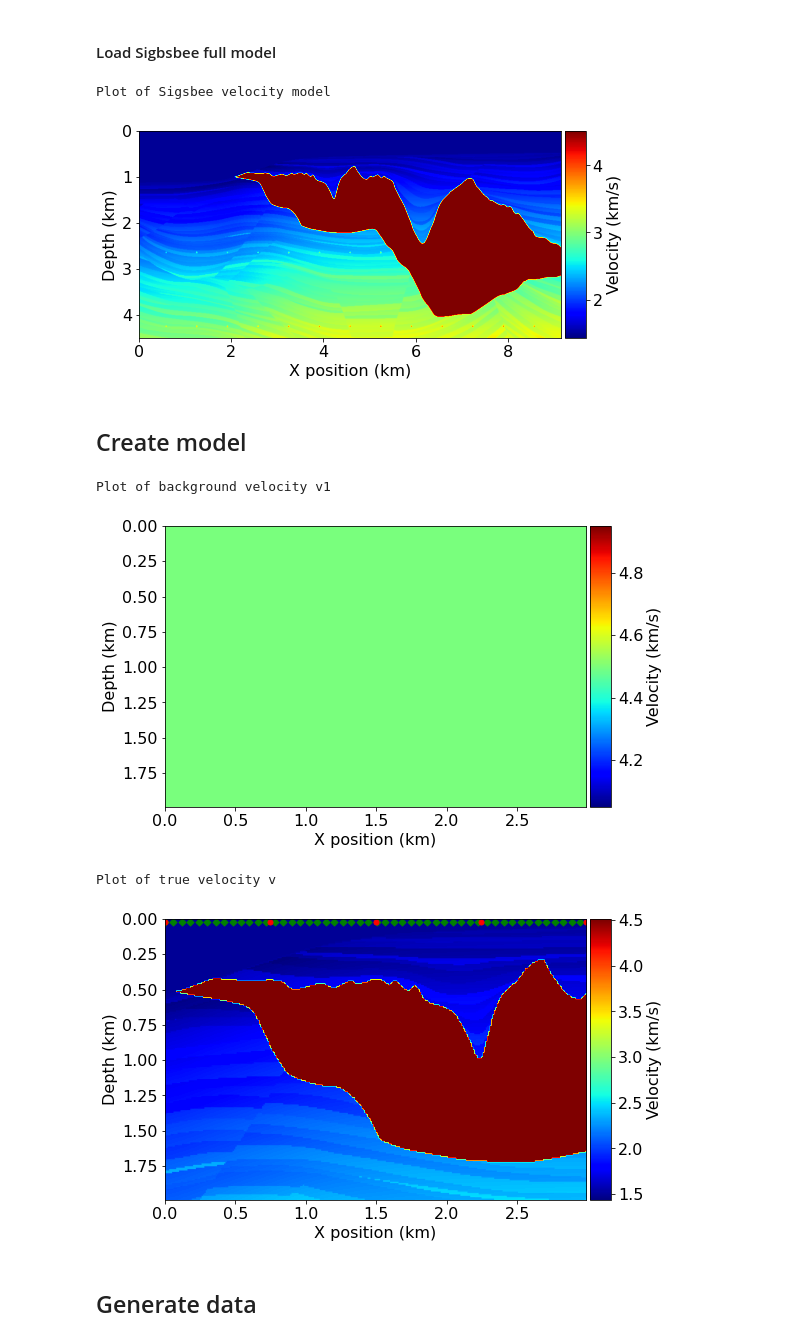
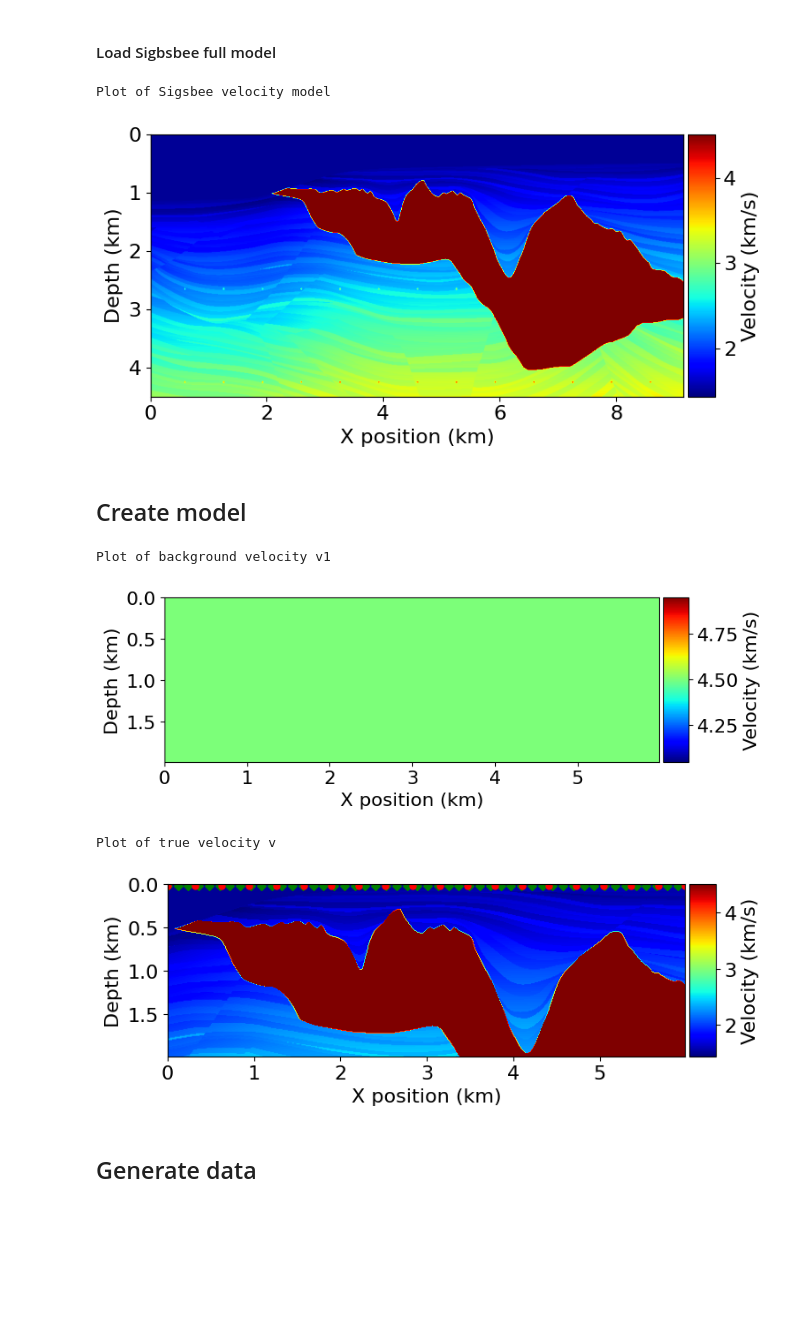
Before and after one commit to rsarkar-github/TimeDependentBornScattering, a Jupyter notebook: Scripts/notebooks/Time_Dependent_Born_Scattering_Sigsbee_Test_4500.ipynb, the cells around one changed output. Drawn from its saved outputs; the diff is of its cells as text; code cells hidden in the pictures; blank space fills up the shorter version.

```diff
--- a/Scripts/notebooks/Time_Dependent_Born_Scattering_Sigsbee_Test_4500.ipynb
+++ b/Scripts/notebooks/Time_Dependent_Born_Scattering_Sigsbee_Test_4500.ipynb
@@ -7,3 +3,13 @@ sys.path.append('/sep/rahul/Research/Devito_Expts/Propagation_Time_Extension/')
+# %%
+import sys, os
+
+basepath = os.path.abspath("../..")
+sys.path.append(basepath)
+sys.path.append(basepath + "/Operators")
+sys.path.append(basepath + "/Utilities")
+
+figdir = basepath + "/Fig/"
+datadir = basepath + "/Data/"
 # %% [markdown]
 # Import the linearized Born modeling operators
 # %%
@@ -26,17 +32,17 @@ from examples.seismic import plot_velocity, plot_perturbation, demo_model, Acqui
 # %%
 # Create params dicts
 params = {
-    "Nx": 300,
+    "Nx": 600,
     "Nz": 200,
     "Nt": 100,   # this has to be updated later
     "nbl": 75,
-    "Ns": 5,
+    "Ns": 20,
     "Nr": 200,
     "so": 4,
     "to": 2
 }
 
-vel_sigsbee = np.load("sigsbee.npz")["arr_0"]
+vel_sigsbee = np.load(datadir + "sigsbee.npz")["arr_0"]
 Nx = vel_sigsbee.shape[0]
 Nz = vel_sigsbee.shape[1]
 
@@ -49,7 +55,7 @@ plot_velocity(sigsbee)
 del Nx, Nz, vel_sigsbee
 # %% [output]
 Plot of Sigsbee velocity model
-[figure, old version]
+[figure, new version]
 # %% [markdown]
 ## Create model
 # %%
@@ -74,9 +80,8 @@ v1.vp.data[:, :] = 4.5
 # This part of the code creates the acquisition geometry, solvers
 ######################################################################
 
-# Simulation time, wavelet
 t0 = 0.
-tn = 3000.          # Simulation last 3 second (3000 ms)
+tn = 4000.          # Simulation last 4 second (4000 ms)
 f0 = 0.010          # Source peak frequency is 10Hz (0.010 kHz)
 
 # Reflection acquisition geometry (sources and receivers are equally spaced in X direction)
@@ -86,36 +91,36 @@ rec_depth = 20.0                        # Depth is 20m
 src_coord = np.empty((params["Ns"], 2))
 if params["Ns"] == 1:
     src_coord[:, 0] = 0.5 * v.domain_size[0]
     src_coord[:, 1] = src_depth
 else:
     src_coord[:, 0] = np.linspace(0, v.domain_size[0], num=params["Ns"])
     src_coord[:, 1] = src_depth
 
 rec_coord = np.empty((params["Nr"], 2))
 rec_coord[:, 0] = np.linspace(0, v.domain_size[0], num=params["Nr"])
 rec_coord[:, 1] = rec_depth
 
 # Create the geometry objects for background velocity models
 src_dummy = np.empty((1, 2))
 
 src_dummy[0, :] = src_coord[int(src_coord.shape[0] / 2), :]
 geometry = AcquisitionGeometry(v, rec_coord, src_dummy, t0, tn, f0=f0, src_type='Ricker')
 params["Nt"] = geometry.nt
 del src_dummy
 
 # Define a solver object
 solver = AcousticWaveSolver(v, geometry, space_order=params["so"])
 
 # Plot the velocities
 print("\nPlot of background velocity v1")
 plot_velocity(v1)
 print("\nPlot of true velocity v")
 plot_velocity(v, source=src_coord, receiver=rec_coord[::4, :])
 # %% [output]
 Plot of background velocity v1
-[figure, old version]
+[figure, new version]
 Plot of true velocity v
-[figure, old version]
+[figure, new version]
 # %% [markdown]
 ## Generate data
 # %%
```
Also changed, not shown: parts of 9 cells of this notebook, 8 other files.
